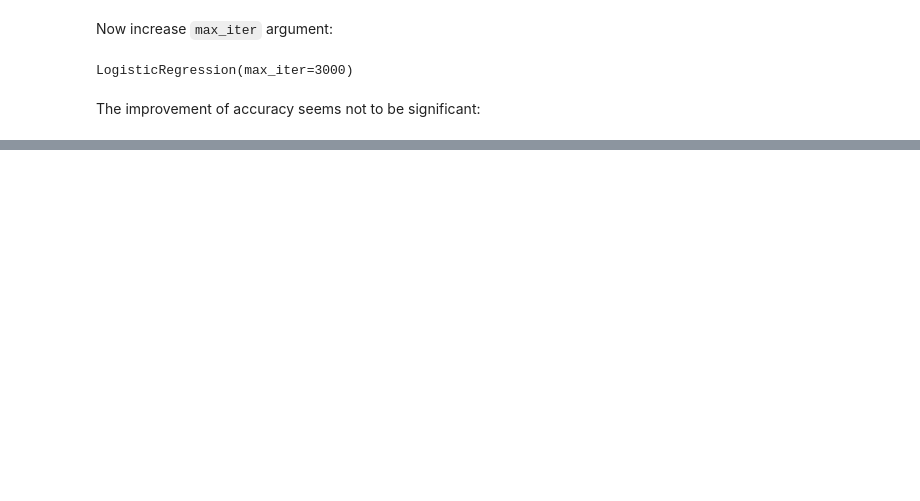
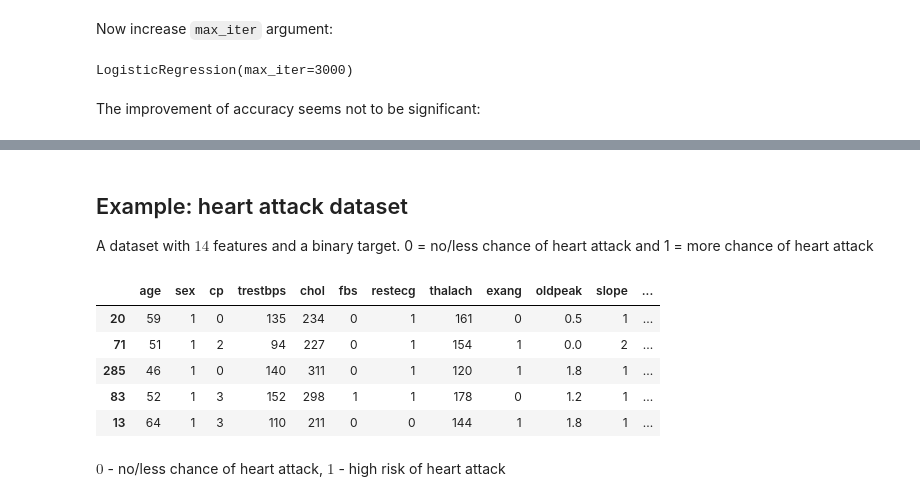
Before and after one commit to kbtu-ms-cs/logistic-regression, a Jupyter notebook: _build/jupyter_execute/logistic_regression/log_reg.ipynb, the cells around one changed output, grey strips where cells are left out. Cells and saved outputs as stored; diff of their text form; code cells hidden in the pictures; blank space fills up the shorter version.

```diff
--- a/_build/jupyter_execute/logistic_regression/log_reg.ipynb
+++ b/_build/jupyter_execute/logistic_regression/log_reg.ipynb
@@ -276,0 +277,21 @@ Test accuracy: 0.9649122807017544
+# %% [markdown]
+## Example: heart attack dataset
+
+A dataset with $14$ features and a binary target. 0 = no/less chance of heart attack and 1 = more chance of heart attack
+# %%
+import pandas as pd
+import numpy as np
+
+
+data = pd.read_csv('assets/heart.csv')
+data.sample(frac=1).head()
+# %% [output]
+|  | age | sex | cp | trestbps | chol | fbs | restecg | thalach | exang | oldpeak | slope | ... |
+| 20 | 59 | 1 | 0 | 135 | 234 | 0 | 1 | 161 | 0 | 0.5 | 1 | ... |
+| 71 | 51 | 1 | 2 | 94 | 227 | 0 | 1 | 154 | 1 | 0.0 | 2 | ... |
+| 285 | 46 | 1 | 0 | 140 | 311 | 0 | 1 | 120 | 1 | 1.8 | 1 | ... |
+| 83 | 52 | 1 | 3 | 152 | 298 | 1 | 1 | 178 | 0 | 1.2 | 1 | ... |
+| 13 | 64 | 1 | 3 | 110 | 211 | 0 | 0 | 144 | 1 | 1.8 | 1 | ... |
+# %% [markdown]
+$0$ - no/less chance of heart attack,
+$1$ - high risk of heart attack
```
Also changed, not shown: parts of 13 cells of this notebook, 9 other files.
